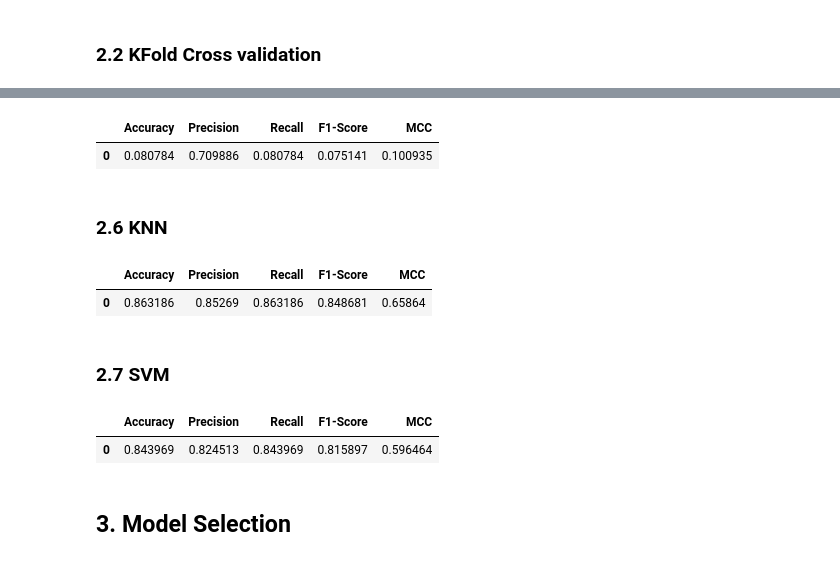
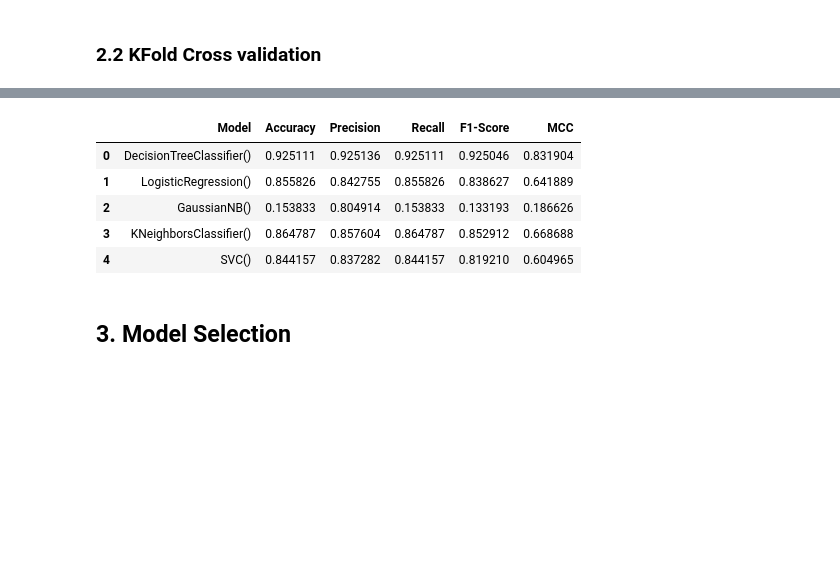
Before and after one commit to edupro26/EC-Project, a Jupyter notebook: EC_grupo06_projeto.ipynb, the cells around one changed output, grey strips where cells are left out. Drawn from its saved outputs; the diff is of its cells as text; code cells hidden in the pictures; blank space fills up the shorter version.

```diff
--- a/EC_grupo06_projeto.ipynb
+++ b/EC_grupo06_projeto.ipynb
@@ -330 +307,25 @@ def get_statistics(truth_list, preds_list):
+# %%
+def evaluate(model, X, y, n_iter=10):
+    accuracy = []
+    precision = []
+    recall = []
+    f1 = []
+    mcc = []
+
+    for _ in range(n_iter):
+        truth, preds = cross_validation(model, X, y)
+        accuracy.append(accuracy_score(truth, preds))
+        precision.append(precision_score(truth, preds, average='weighted', zero_division=1))
+        recall.append(recall_score(truth, preds, average='weighted'))
+        f1.append(f1_score(truth, preds, average='weighted'))
+        mcc.append(matthews_corrcoef(truth, preds))
+
+    return {
+        'Model': model,
+        'Accuracy': np.mean(accuracy),
+        'Precision': np.mean(precision),
+        'Recall': np.mean(recall),
+        'F1-Score': np.mean(f1),
+        'MCC': np.mean(mcc)
+    }
 # %% [markdown]
@@ -352,31 +333,26 @@ pd.DataFrame([get_statistics(TRUTH, PREDS)], columns=statistics)
-# %%
-from sklearn.naive_bayes import GaussianNB
-
-TRUTH, PREDS = evaluate(GaussianNB(), X_TRAIN, y_TRAIN)
-pd.DataFrame([get_statistics(TRUTH, PREDS)], columns=statistics)
-# %% [output]
-|  | Accuracy | Precision | Recall | F1-Score | MCC |
-| 0 | 0.080784 | 0.709886 | 0.080784 | 0.075141 | 0.100935 |
-# %% [markdown]
-### 2.6 KNN
-# %%
-from sklearn.neighbors import KNeighborsClassifier
-
-TRUTH, PREDS = evaluate(KNeighborsClassifier(), X_TRAIN, y_TRAIN)
-pd.DataFrame([get_statistics(TRUTH, PREDS)], columns=statistics)
-# %% [output]
-|  | Accuracy | Precision | Recall | F1-Score | MCC |
-| 0 | 0.863186 | 0.85269 | 0.863186 | 0.848681 | 0.65864 |
-# %% [markdown]
-### 2.7 SVM
-# %%
-from sklearn.svm import SVC
-
-TRUTH, PREDS = evaluate(SVC(), X_TRAIN, y_TRAIN)
-pd.DataFrame([get_statistics(TRUTH, PREDS)], columns=statistics)
-# %% [output]
-|  | Accuracy | Precision | Recall | F1-Score | MCC |
-| 0 | 0.843969 | 0.824513 | 0.843969 | 0.815897 | 0.596464 |
+# %%
+from sklearn.tree import DecisionTreeClassifier
+from sklearn.linear_model import LogisticRegression
+from sklearn.naive_bayes import GaussianNB
+from sklearn.neighbors import KNeighborsClassifier
+from sklearn.svm import SVC
+
+cols = ['Model', 'Accuracy', 'Precision', 'Recall', 'F1-Score', 'MCC']
+
+tree = evaluate(DecisionTreeClassifier(), X_TRAIN, y_TRAIN)
+lgr = evaluate(LogisticRegression(), X_TRAIN, y_TRAIN)
+naive_bayes = evaluate(GaussianNB(), X_TRAIN, y_TRAIN)
+knn = evaluate(KNeighborsClassifier(), X_TRAIN, y_TRAIN)
+svm = evaluate(SVC(), X_TRAIN, y_TRAIN)
+
+pd.DataFrame([tree, lgr, naive_bayes, knn, svm], columns=cols)
+# %% [output]
+|  | Model | Accuracy | Precision | Recall | F1-Score | MCC |
+| 0 | DecisionTreeClassifier() | 0.925111 | 0.925136 | 0.925111 | 0.925046 | 0.831904 |
+| 1 | LogisticRegression() | 0.855826 | 0.842755 | 0.855826 | 0.838627 | 0.641889 |
+| 2 | GaussianNB() | 0.153833 | 0.804914 | 0.153833 | 0.133193 | 0.186626 |
+| 3 | KNeighborsClassifier() | 0.864787 | 0.857604 | 0.864787 | 0.852912 | 0.668688 |
+| 4 | SVC() | 0.844157 | 0.837282 | 0.844157 | 0.819210 | 0.604965 |
 # %% [markdown]
 ## 3. Model Selection
 # %% [markdown]
```
Also changed, not shown: parts of 20 cells of this notebook.
